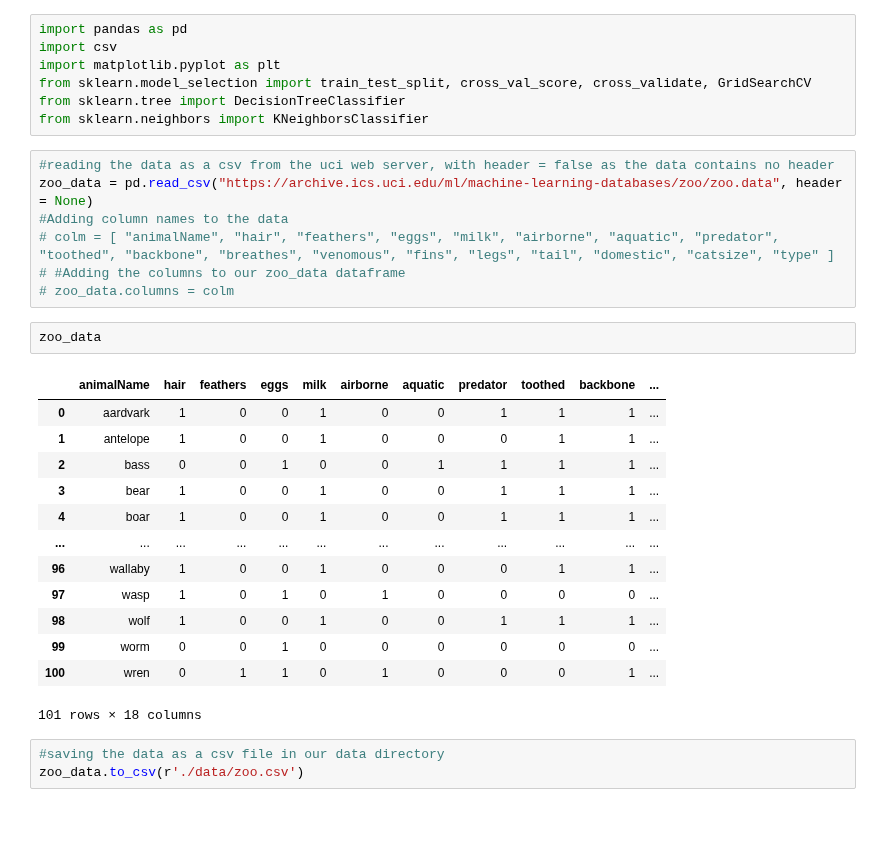
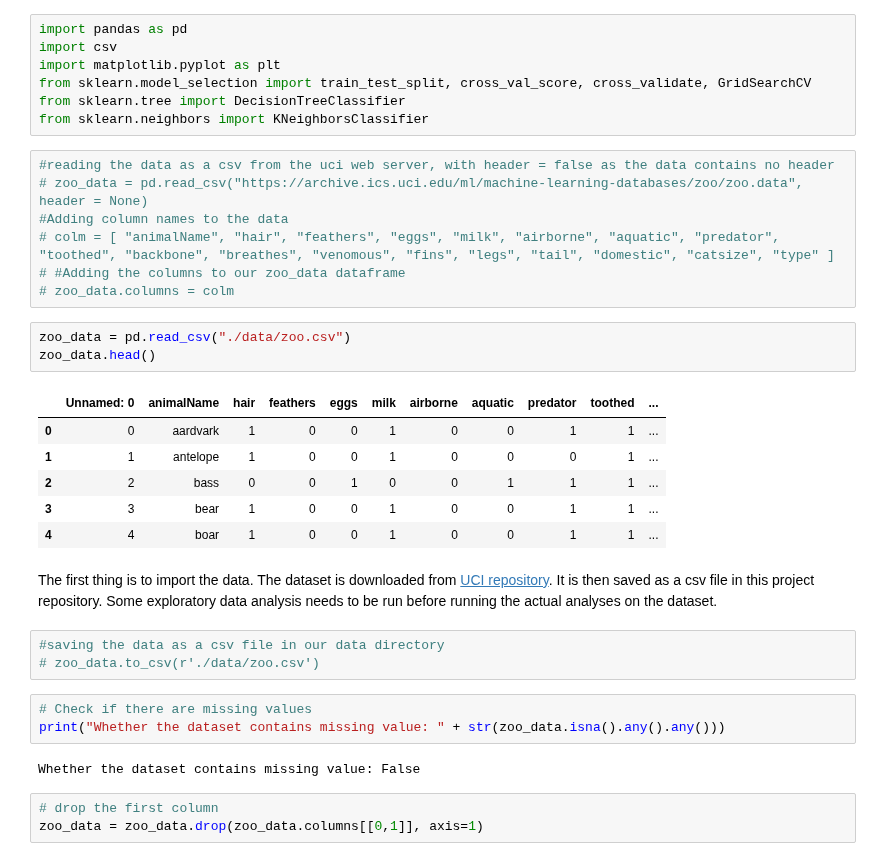
Before and after one commit to DSCI-310/DSCI-310-Group-7, a Jupyter notebook: zoo_analysis.ipynb, the cells around one changed output. Cells and saved outputs as stored; diff of their text form; blank space fills up the shorter version.

```diff
--- a/zoo_analysis.ipynb
+++ b/zoo_analysis.ipynb
@@ -37,27 +35,31 @@ from sklearn.tree import DecisionTreeClassifier
 from sklearn.neighbors import KNeighborsClassifier
 # %%
 #reading the data as a csv from the uci web server, with header = false as the data contains no header
-zoo_data = pd.read_csv("https://archive.ics.uci.edu/ml/machine-learning-databases/zoo/zoo.data", header = None)
+# zoo_data = pd.read_csv("https://archive.ics.uci.edu/ml/machine-learning-databases/zoo/zoo.data", header = None)
 #Adding column names to the data
 # colm = [ "animalName", "hair", "feathers", "eggs", "milk", "airborne", "aquatic", "predator", "toothed", "backbone", "breathes", "venomous", "fins", "legs", "tail", "domestic", "catsize", "type" ]
 # #Adding the columns to our zoo_data dataframe
 # zoo_data.columns = colm
 # %%
-zoo_data
+zoo_data = pd.read_csv("./data/zoo.csv")
+zoo_data.head()
 # %% [output]
-|  | animalName | hair | feathers | eggs | milk | airborne | aquatic | predator | toothed | backbone | ... |
-| 0 | aardvark | 1 | 0 | 0 | 1 | 0 | 0 | 1 | 1 | 1 | ... |
-| 1 | antelope | 1 | 0 | 0 | 1 | 0 | 0 | 0 | 1 | 1 | ... |
-| 2 | bass | 0 | 0 | 1 | 0 | 0 | 1 | 1 | 1 | 1 | ... |
-| 3 | bear | 1 | 0 | 0 | 1 | 0 | 0 | 1 | 1 | 1 | ... |
-| 4 | boar | 1 | 0 | 0 | 1 | 0 | 0 | 1 | 1 | 1 | ... |
-| ... | ... | ... | ... | ... | ... | ... | ... | ... | ... | ... | ... |
-| 96 | wallaby | 1 | 0 | 0 | 1 | 0 | 0 | 0 | 1 | 1 | ... |
-| 97 | wasp | 1 | 0 | 1 | 0 | 1 | 0 | 0 | 0 | 0 | ... |
-| 98 | wolf | 1 | 0 | 0 | 1 | 0 | 0 | 1 | 1 | 1 | ... |
-| 99 | worm | 0 | 0 | 1 | 0 | 0 | 0 | 0 | 0 | 0 | ... |
-| 100 | wren | 0 | 1 | 1 | 0 | 1 | 0 | 0 | 0 | 1 | ... |
+|  | Unnamed: 0 | animalName | hair | feathers | eggs | milk | airborne | aquatic | predator | toothed | ... |
+| 0 | 0 | aardvark | 1 | 0 | 0 | 1 | 0 | 0 | 1 | 1 | ... |
+| 1 | 1 | antelope | 1 | 0 | 0 | 1 | 0 | 0 | 0 | 1 | ... |
+| 2 | 2 | bass | 0 | 0 | 1 | 0 | 0 | 1 | 1 | 1 | ... |
+| 3 | 3 | bear | 1 | 0 | 0 | 1 | 0 | 0 | 1 | 1 | ... |
+| 4 | 4 | boar | 1 | 0 | 0 | 1 | 0 | 0 | 1 | 1 | ... |
-101 rows × 18 columns
+# %% [markdown]
+The first thing is to import the data. The dataset is downloaded from [UCI repository]("https://archive-beta.ics.uci.edu/ml/datasets/zoo"). It is then saved as a csv file in this project repository. Some exploratory data analysis needs to be run before running the actual analyses on the dataset.
 # %%
 #saving the data as a csv file in our data directory
-zoo_data.to_csv(r'./data/zoo.csv')
+# zoo_data.to_csv(r'./data/zoo.csv')
+# %%
+# Check if there are missing values
+print("Whether the dataset contains missing value: " + str(zoo_data.isna().any().any()))
+# %% [output]
+Whether the dataset contains missing value: False
+# %%
+# drop the first column
+zoo_data = zoo_data.drop(zoo_data.columns[[0,1]], axis=1)
```
Also changed, not shown: parts of 15 cells of this notebook.
